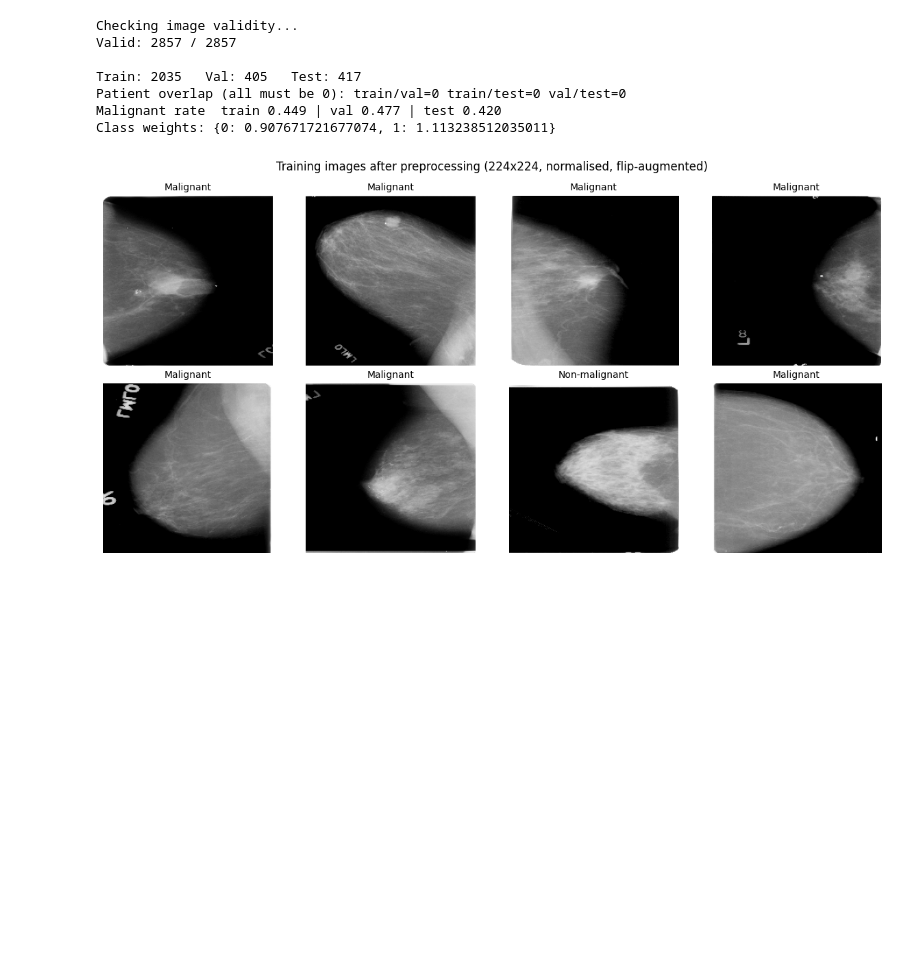
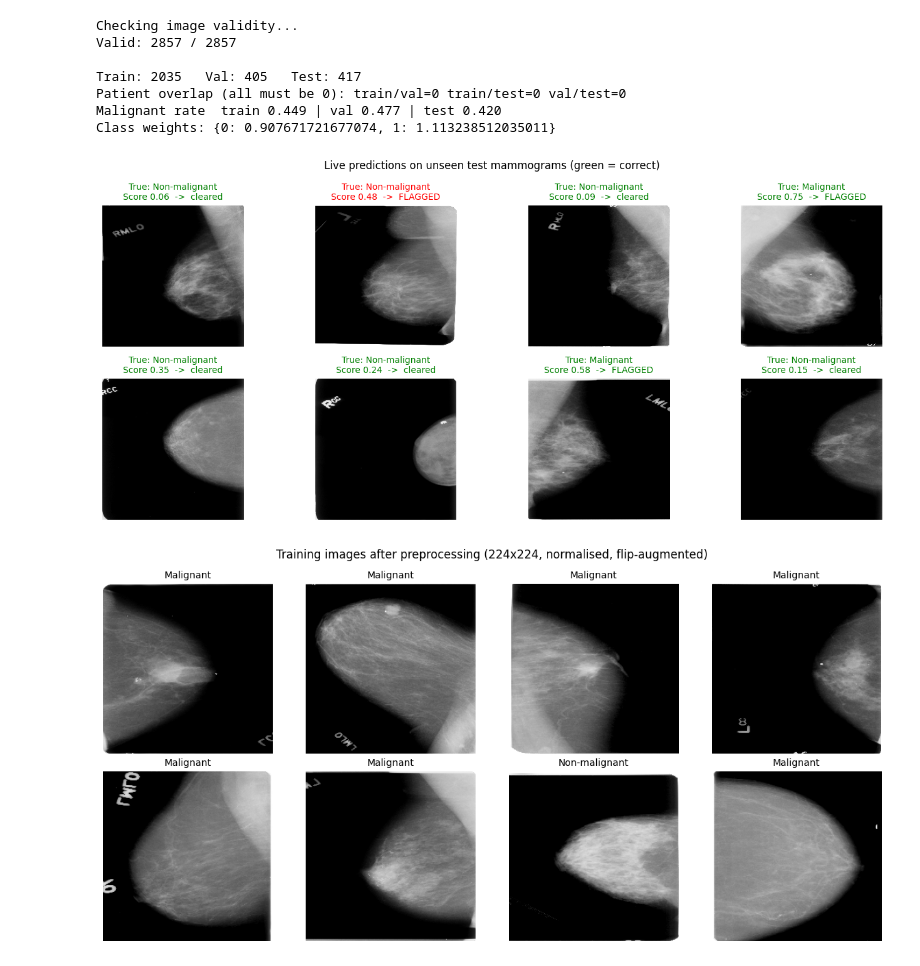
Before and after one commit to azeltkr/breast-cancer-cbis-ddsm, a Jupyter notebook: CM3070_prototype_cbis_ddsm.ipynb, the cells around one changed output. Saved outputs shown, nothing was run; the diff lists cells and outputs as text; code cells hidden in the pictures; blank space fills up the shorter version.

Commit message:
added demo

```diff
--- a/CM3070_prototype_cbis_ddsm.ipynb
+++ b/CM3070_prototype_cbis_ddsm.ipynb
@@ -279,6 +279,27 @@ Train: 2035   Val: 405   Test: 417
 Patient overlap (all must be 0): train/val=0 train/test=0 val/test=0
 Malignant rate  train 0.449 | val 0.477 | test 0.420
 Class weights: {0: 0.907671721677074, 1: 1.113238512035011}
+# %%
+import matplotlib.pyplot as plt, numpy as np, tensorflow as tf
+
+demo = tf.keras.models.load_model('/content/drive/MyDrive/baseline_224.keras')
+imgs, lbls = next(iter(ds_test))
+scores = demo.predict(imgs, verbose=0).ravel()
+THR = 0.43   # threshold selected on validation for 85% sensitivity
+
+plt.figure(figsize=(14, 6))
+for i in range(8):
+    plt.subplot(2, 4, i + 1)
+    plt.imshow(imgs[i].numpy()); plt.axis('off')
+    truth = 'Malignant' if lbls[i] == 1 else 'Non-malignant'
+    flag  = 'FLAGGED' if scores[i] >= THR else 'cleared'
+    right = (scores[i] >= THR) == (lbls[i] == 1)
+    plt.title(f'True: {truth}\nScore {scores[i]:.2f}  ->  {flag}',
+              color='green' if right else 'red', fontsize=10)
+plt.suptitle('Live predictions on unseen test mammograms (green = correct)', fontsize=12)
+plt.tight_layout(); plt.show()
+# %% [output]
+[figure, added]
 # %%
 import matplotlib.pyplot as plt
 import tensorflow as tf, os
```
Also changed, not shown: parts of 3 cells of this notebook.
